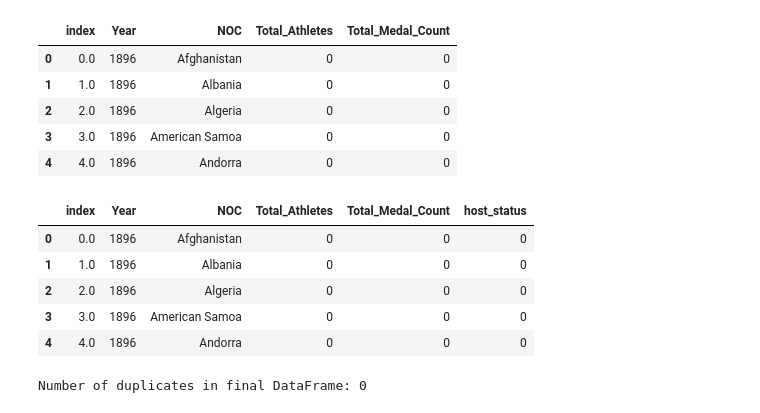
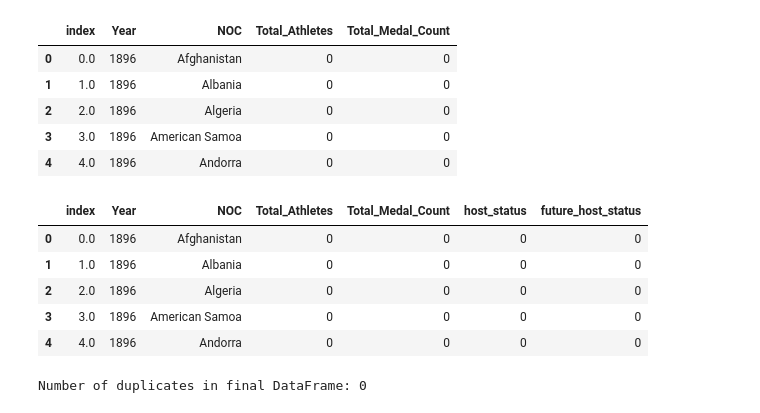
Before and after one commit to SuramyaAngdembay/mcm25, a Jupyter notebook: Data_preprocessing_LR.ipynb, the cells around one changed output. Drawn from its saved outputs; the diff is of its cells as text; code cells hidden in the pictures.

```diff
--- a/Data_preprocessing_LR.ipynb
+++ b/Data_preprocessing_LR.ipynb
@@ -229,47 +229,50 @@ merged_df.head()
 # %%
 import pandas as pd
 
 # Load the concatenated athletes and medals dataset
-athletes_medals_path = 'cleaned_concatenated_athletes_medals.csv'
+athletes_medals_path = './model_testing/cleaned_concatenated_athletes_medals.csv'
 merged_df = pd.read_csv(athletes_medals_path)
 
 # Load the cleaned hosts dataset
-hosts_path = 'summerOly_hosts_with_host_NOC_cleaned.csv'
+hosts_path = './data/cleaned_hosts_with_future_hosts.csv'
 hosts_df = pd.read_csv(hosts_path)
 
-# Merge the hosts dataset to include host_NOC
+# Merge the hosts dataset to include host_NOC and Future Host
 merged_with_hosts = pd.merge(
     merged_df,
-    hosts_df[['Year', 'host_NOC']],
+    hosts_df[['Year', 'Host_NOC', 'Future_Host']],
     on='Year',
     how='left'
 )
 
 # Create the host_status feature
-merged_with_hosts['host_status'] = (merged_with_hosts['host_NOC'] == merged_with_hosts['NOC']).astype(int)
+merged_with_hosts['host_status'] = (merged_with_hosts['Host_NOC'] == merged_with_hosts['NOC']).astype(int)
+
+# Create the future_host_status feature
+merged_with_hosts['future_host_status'] = (merged_with_hosts['Future_Host'] == merged_with_hosts['NOC']).astype(int)
 
 # Handle missing values
 merged_with_hosts['Total_Athletes'] = merged_with_hosts['Total_Athletes'].fillna(0).astype(int)
 merged_with_hosts['Total_Medal_Count'] = merged_with_hosts['Total_Medal_Count'].fillna(0).astype(int)
 merged_with_hosts['host_status'] = merged_with_hosts['host_status'].fillna(0).astype(int)
+merged_with_hosts['future_host_status'] = merged_with_hosts['future_host_status'].fillna(0).astype(int)
 
-
-# Drop the host_NOC column as it's no longer needed
-merged_with_hosts.drop(columns=['host_NOC'], inplace=True)
+# Drop the host_NOC and Future Host columns as they're no longer needed
+merged_with_hosts.drop(columns=['Host_NOC', 'Future_Host'], inplace=True)
 
 # Save the resulting DataFrame to a CSV file
-output_path = 'cleaned_concatenated_with_host_status.csv'
+output_path = 'cleaned_concatenated_with_host_and_future_status.csv'
 merged_with_hosts.to_csv(output_path, index=False)
 
 # Display the first few rows for verification
 merged_with_hosts.head()
 # %% [output]
-|  | index | Year | NOC | Total_Athletes | Total_Medal_Count | host_status |
-| 0 | 0.0 | 1896 | Afghanistan | 0 | 0 | 0 |
-| 1 | 1.0 | 1896 | Albania | 0 | 0 | 0 |
-| 2 | 2.0 | 1896 | Algeria | 0 | 0 | 0 |
-| 3 | 3.0 | 1896 | American Samoa | 0 | 0 | 0 |
-| 4 | 4.0 | 1896 | Andorra | 0 | 0 | 0 |
+|  | index | Year | NOC | Total_Athletes | Total_Medal_Count | host_status | future_host_status |
+| 0 | 0.0 | 1896 | Afghanistan | 0 | 0 | 0 | 0 |
+| 1 | 1.0 | 1896 | Albania | 0 | 0 | 0 | 0 |
+| 2 | 2.0 | 1896 | Algeria | 0 | 0 | 0 | 0 |
+| 3 | 3.0 | 1896 | American Samoa | 0 | 0 | 0 | 0 |
+| 4 | 4.0 | 1896 | Andorra | 0 | 0 | 0 | 0 |
 # %%
 import pandas as pd
 
```
Also changed, not shown: parts of 2 cells of this notebook, 7 other files.
